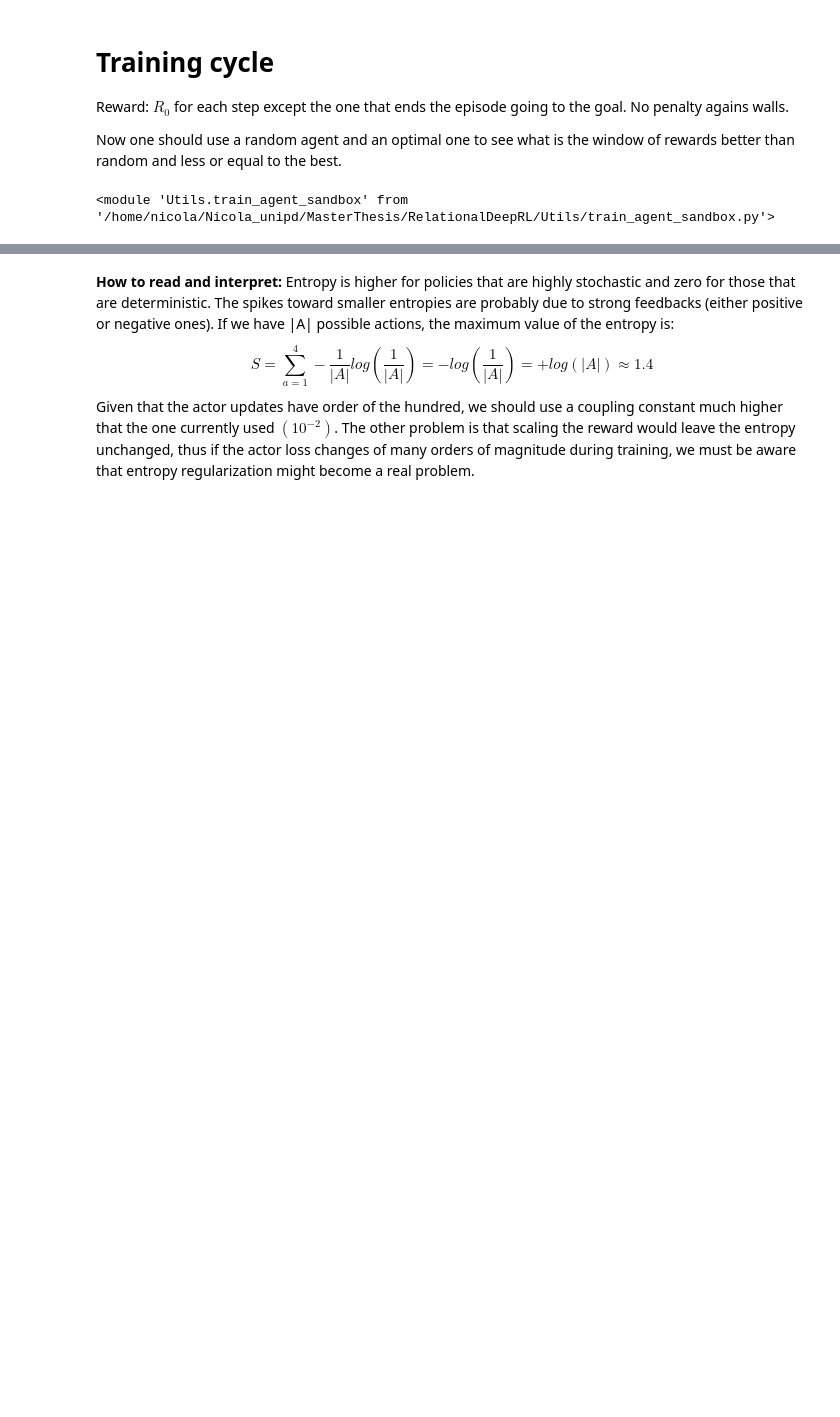
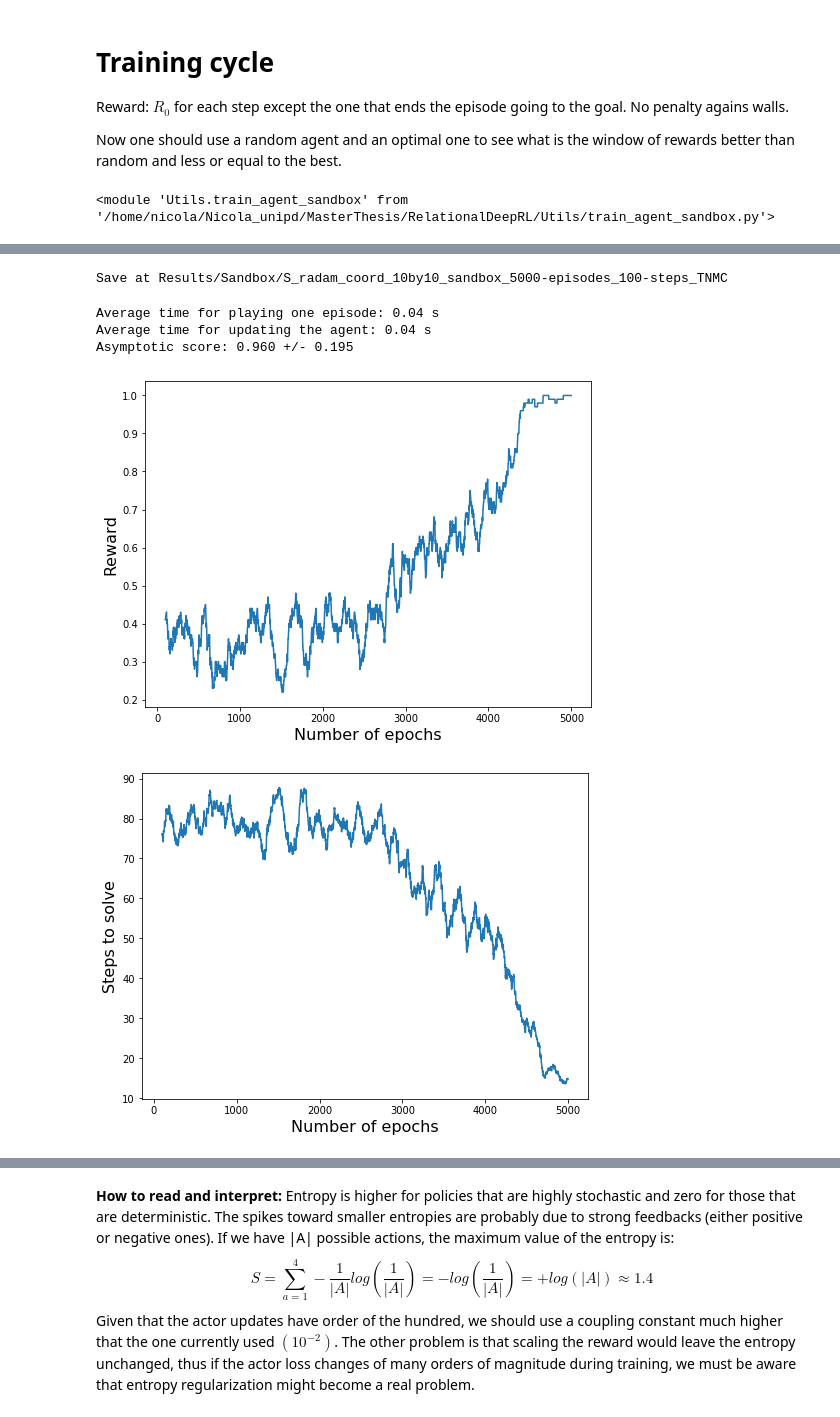
Before and after one commit to nicoladainese96/RelationalDeepRL, a Jupyter notebook: SandboxTesting.ipynb, the cells around one changed output, grey strips where cells are left out. Drawn from its saved outputs; the diff is of its cells as text; code cells hidden in the pictures; blank space fills up the shorter version.

```diff
--- a/SandboxTesting.ipynb
+++ b/SandboxTesting.ipynb
@@ -128,0 +168,29 @@ game_params = dict(x=X, y=Y, initial=[0,0], goal=[9,9], max_steps=MAX_STEPS,
+# %%
+save = True
+keywords = ['radam', 'coord','10by10', 'sandbox',str(len(score))+"-episodes","100-steps"] # example
+
+if colab and save:
+    %cd ~
+    parent_dir = "/content/gdrive/My Drive/Colab Notebooks/"
+    save_dir  = "RelationalTrained/"
+    %cd "{parent_dir}"
+    !mkdir "{save_dir}"
+    ID = utils.save_session(save_dir, keywords, game_params, HPs, score, steps_to_solve, losses)
+    torch.save(trained_agent, save_dir+"agent_"+ID)
+elif save:
+    save_dir = 'Results/Sandbox/'
+    ID = utils.save_session(save_dir, keywords, game_params, HPs, score, steps_to_solve, losses)
+    torch.save(trained_agent, save_dir+"agent_"+ID)
+else:
+    print("Nothing saved")
+    pass
+# %% [output]
+Save at Results/Sandbox/S_radam_coord_10by10_sandbox_5000-episodes_100-steps_TNMC
+# %%
+plot.plot_results(radam_results, moving_average=True)
+# %% [output]
+Average time for playing one episode: 0.04 s
+Average time for updating the agent: 0.04 s
+Asymptotic score: 0.960 +/- 0.195
+[figure, added]
+[figure, added]
```
Also changed, not shown: parts of 25 cells of this notebook, 18 other files.
